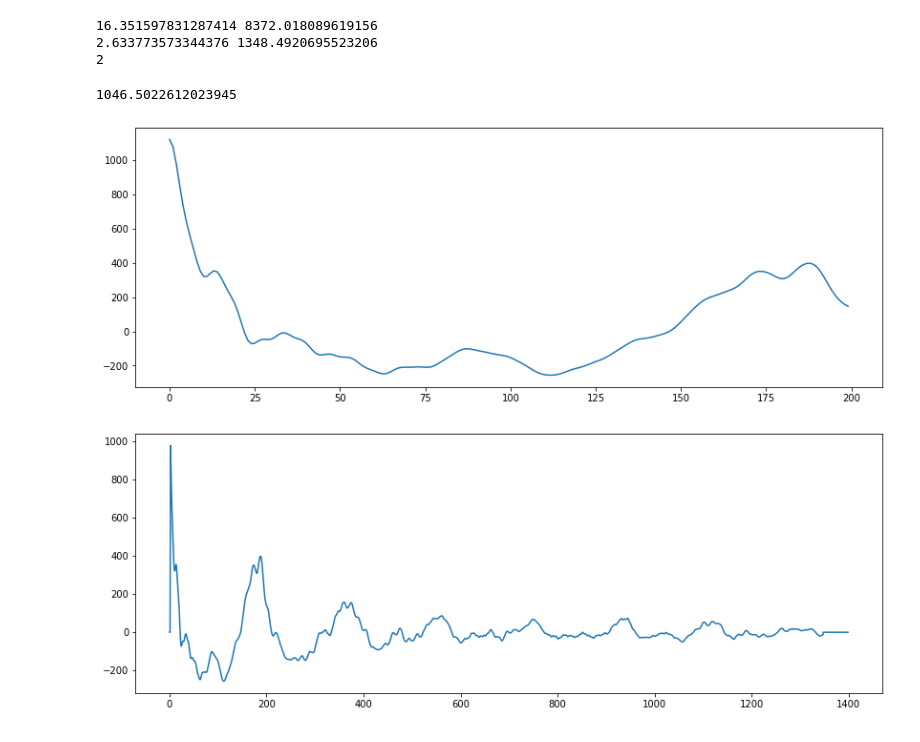
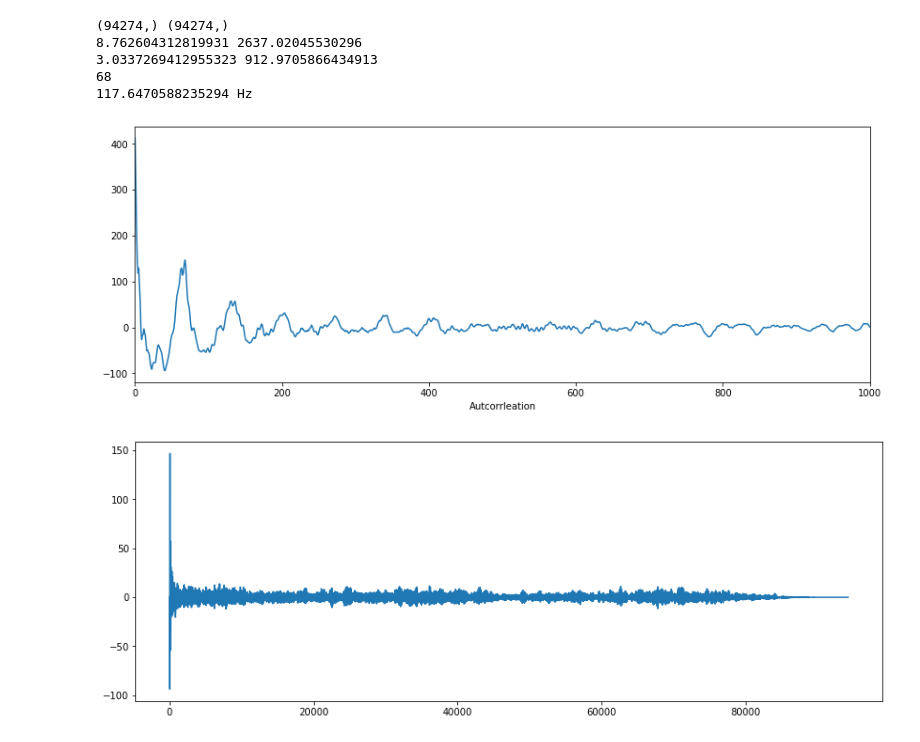
Before and after one commit to abhigyanghosh30/7th-Semester, a Jupyter notebook: SSP/A2/A2.ipynb, the cells around one changed output. Cells and saved outputs as stored; diff of their text form; code cells hidden in the pictures.

```diff
--- a/SSP/A2/A2.ipynb
+++ b/SSP/A2/A2.ipynb
@@ -1,8 +0,0 @@
-# %%
-import numpy, scipy, matplotlib.pyplot as plt, IPython.display as ipd
-import librosa, librosa.display
-filename = 'H_MKB.wav'
-x, sr = librosa.load(filename)
-ipd.Audio(x, rate=sr)
-plt.figure(figsize=(14, 5))
-librosa.display.waveplot(x, sr)
@@ -22,0 +20,10 @@ plt.xlim(0, 10000)
+# %%
+y, s = librosa.load('H_MKB.wav', sr=8000)
+print(np.shape(y))
+Fs = 8000
+frames = buffer(y, 20*Fs/1000, (20*Fs/1000)-1);
+print(np.shape(frames))
+E = np.sum(np.multiply(frames, frames), axis=0)
+print(np.shape(E))
+threshold = np.mean(E)
+print(threshold)
@@ -23,27 +55,30 @@ plt.xlim(0, 10000)
 # %%
-r = librosa.autocorrelate(x, max_size=5000)
+r = correlate(y,y,mode="full")[len(y)-1:]
+print(y.shape, r.shape)
 plt.figure(figsize=(14, 5))
-plt.plot(r[:200])
-midi_hi = 120.0
-midi_lo = 12.0
+plt.plot(r)
+plt.xlabel("Autcorrleation")
+plt.xlim(0,1000)
+
+midi_hi = 100.0
+midi_lo = 1.2
 f_hi = librosa.midi_to_hz(midi_hi)
 f_lo = librosa.midi_to_hz(midi_lo)
-t_lo = sr/f_hi
-t_hi = sr/f_lo
+t_lo = s/f_hi
+t_hi = s/f_lo
 print(f_lo, f_hi)
 print(t_lo, t_hi)
-r[:int(t_lo)] = 0
-r[int(t_hi):] = 0
+r[:20] = 00
 plt.figure(figsize=(14, 5))
-plt.plot(r[:1400])
+plt.plot(r)
 t_max = r.argmax()
 print(t_max)
-float(sr)/t_max
-librosa.midi_to_hz(84)
+print(float(s)/t_max,"Hz")
 # %% [output]
-16.351597831287414 8372.018089619156
-2.633773573344376 1348.4920695523206
-2
+(94274,) (94274,)
+8.762604312819931 2637.02045530296
+3.0337269412955323 912.9705866434913
+68
+117.6470588235294 Hz
-1046.5022612023945
-[figure, old version]
+[figure, new version]
-[figure, old version]
+[figure, new version]
```
Also changed, not shown: parts of 9 cells of this notebook, 2 other files.
